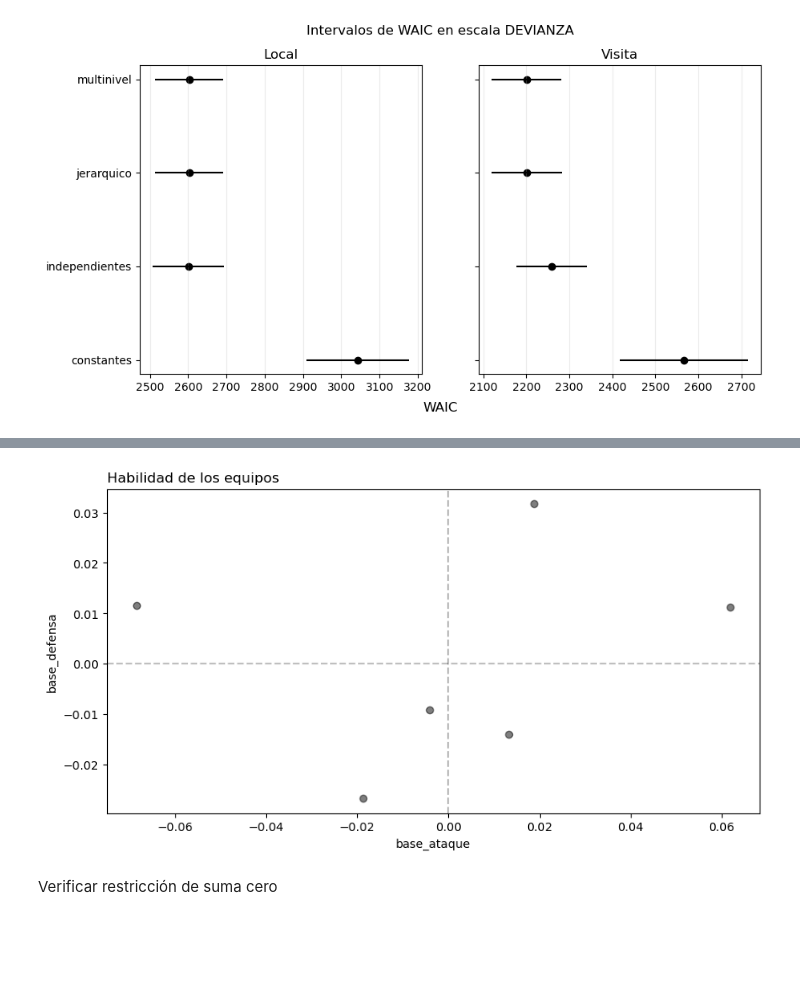
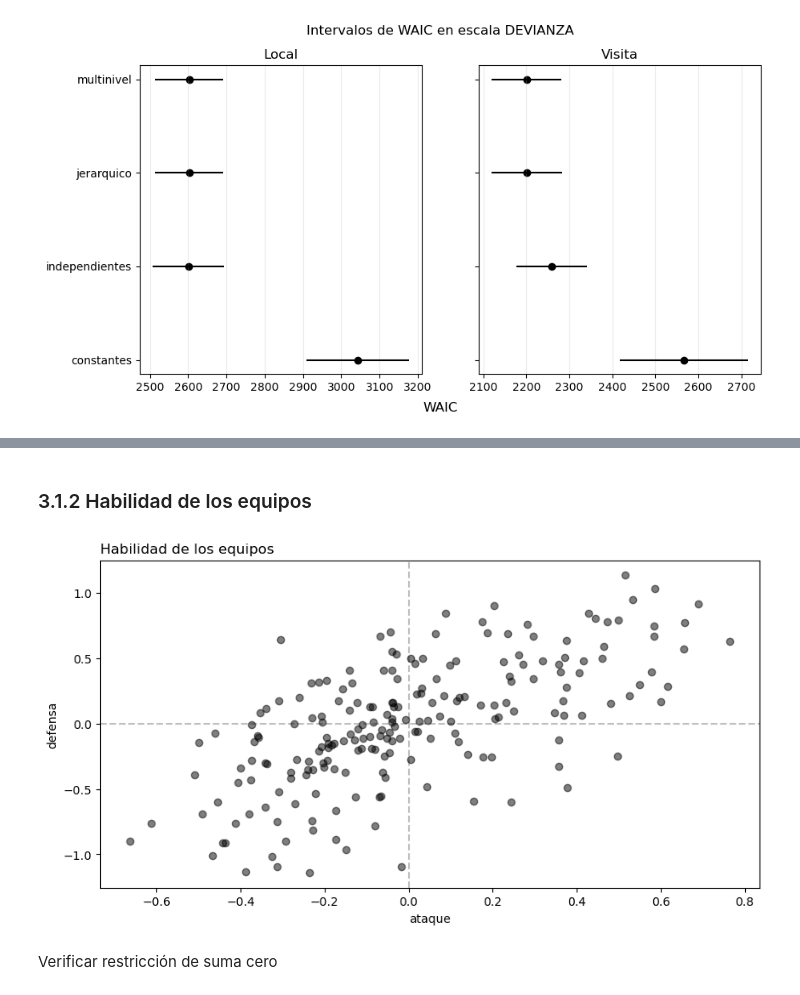
Before and after one commit to CAMM961001/futbol_bayes, a Jupyter notebook: src/jerarquico.ipynb, the cells around one changed output, grey strips where cells are left out. Saved outputs shown, nothing was run; the diff lists cells and outputs as text; code cells hidden in the pictures; blank space fills up the shorter version.

```diff
--- a/src/jerarquico.ipynb
+++ b/src/jerarquico.ipynb
@@ -148,7 +148,7 @@ Primero se definen algunas funciones útiles para la creación y manipulación d
 # %%
 import BFG3000 as bfg
 # %%
-name = 'efectos'
+name = 'multinivel'
 sp_ = bfg.StanProject(name)
 dir_, model_ = sp_.create_stan_project(dir='modelos')
 # %% [output]
@@ -248,11 +277,11 @@ summary_vis_ = (
     summary_
     .reset_index(names='param')
     .assign(
-        # prob = np.apply_along_axis(
-        #     func1d=prob
-        #     ,axis=0
-        #     ,arr=chains_)
-        param_id = lambda df_: df_.param.str.partition('[')[2].str[:-1]
+        prob = np.apply_along_axis(
+            func1d=prob
+            ,axis=0
+            ,arr=chains_)
+        ,param_id = lambda df_: df_.param.str.partition('[')[2].str[:-1]
         ,param = lambda df_: df_.param.str.partition('[')[0]
     )
 )
@@ -608,34 +671,36 @@ plt.show()
+# %% [markdown]
+### 3.1.2 Habilidad de los equipos
 # %%
 # Datos de visualización
-ataque_param = 'base_ataque'
-defensa_param = 'base_defensa'
+ataque_param = 'ataque'
+defensa_param = 'defensa'
 
 vis_ = (
     summary_vis_
     .loc[summary_vis_['param'].isin([ataque_param, defensa_param]) ]
     .reset_index(drop=True)
 )
 
 # Especificaciones de figura
 plt.figure(figsize=(10,5))
 
 # Visualizaciones
 plt.scatter(
     x=vis_.query(f"param=='{ataque_param}'").Mean
     ,y=vis_.query(f"param=='{defensa_param}'").Mean
     ,color='black'
     ,alpha=0.5)
 plt.axvline(x=0, color='black', alpha=0.25, linestyle='--')
 plt.axhline(y=0, color='black', alpha=0.25, linestyle='--')
 
 # Anotaciones y estilo
 plt.title('Habilidad de los equipos', loc='left')
 plt.xlabel(ataque_param)
 plt.ylabel(defensa_param)
 
 plt.show()
 # %% [output]
-[figure, old version]
+[figure, new version]
 # %% [markdown]
 Verificar restricción de suma cero
 # %%
```
Also changed, not shown: parts of 15 cells of this notebook.
